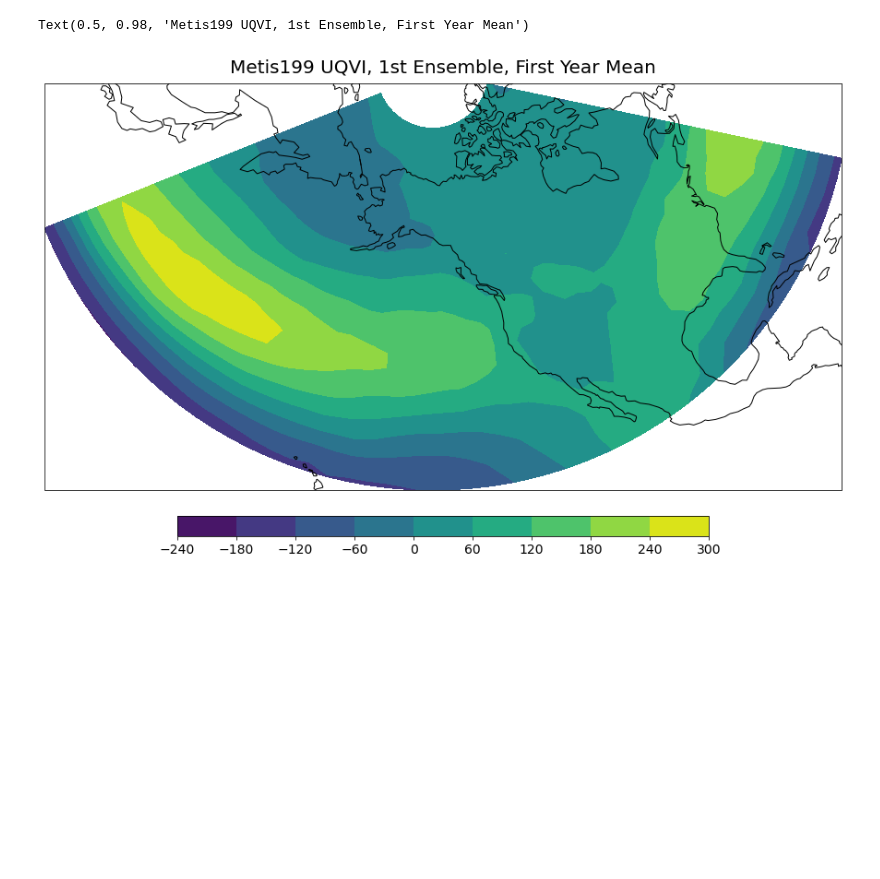
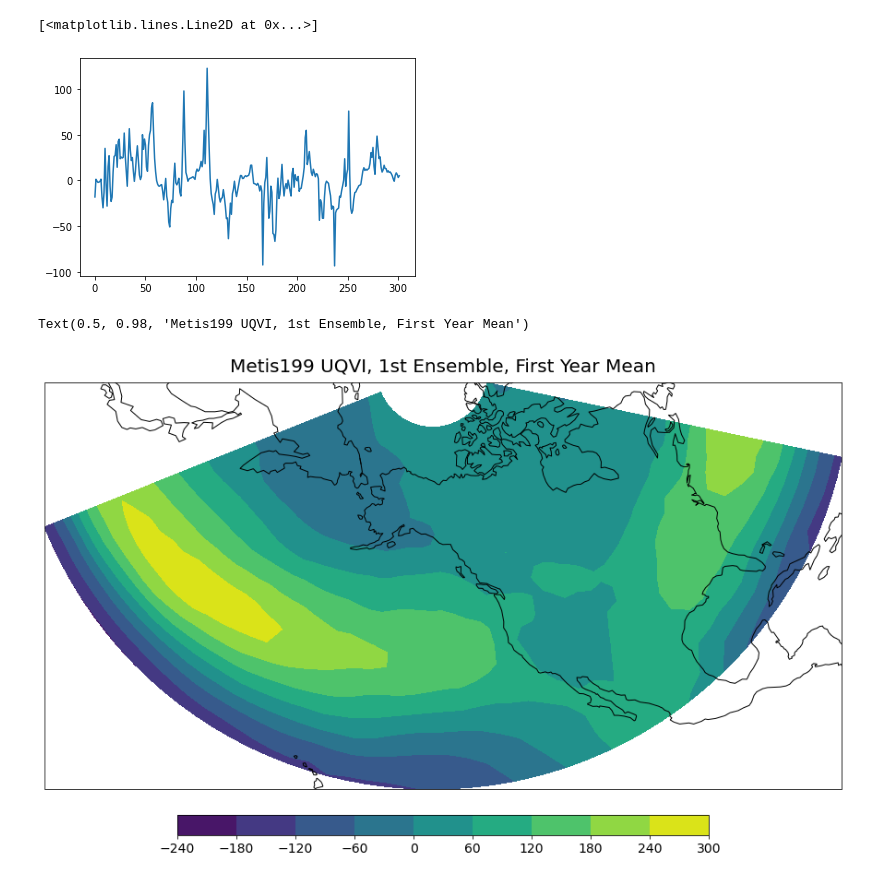
Before and after one commit to mkorendyke/CLIM680, a Jupyter notebook: hw1.ipynb, the cells around one changed output. Saved outputs shown, nothing was run; the diff lists cells and outputs as text; code cells hidden in the pictures; blank space fills up the shorter version.

Commit message:
Adding time series plot to homework1

```diff
--- a/hw1.ipynb
+++ b/hw1.ipynb
@@ -30,3 +21,8 @@ Coordinates:
+# %%
+plt.plot(ds['uqvi'][0,:,0,0])
+# %% [output]
+[<matplotlib.lines.Line2D at 0x...>]
+[figure, added]
 # %%
 cm = 220
 
```
Also changed, not shown: parts of 2 cells of this notebook.
